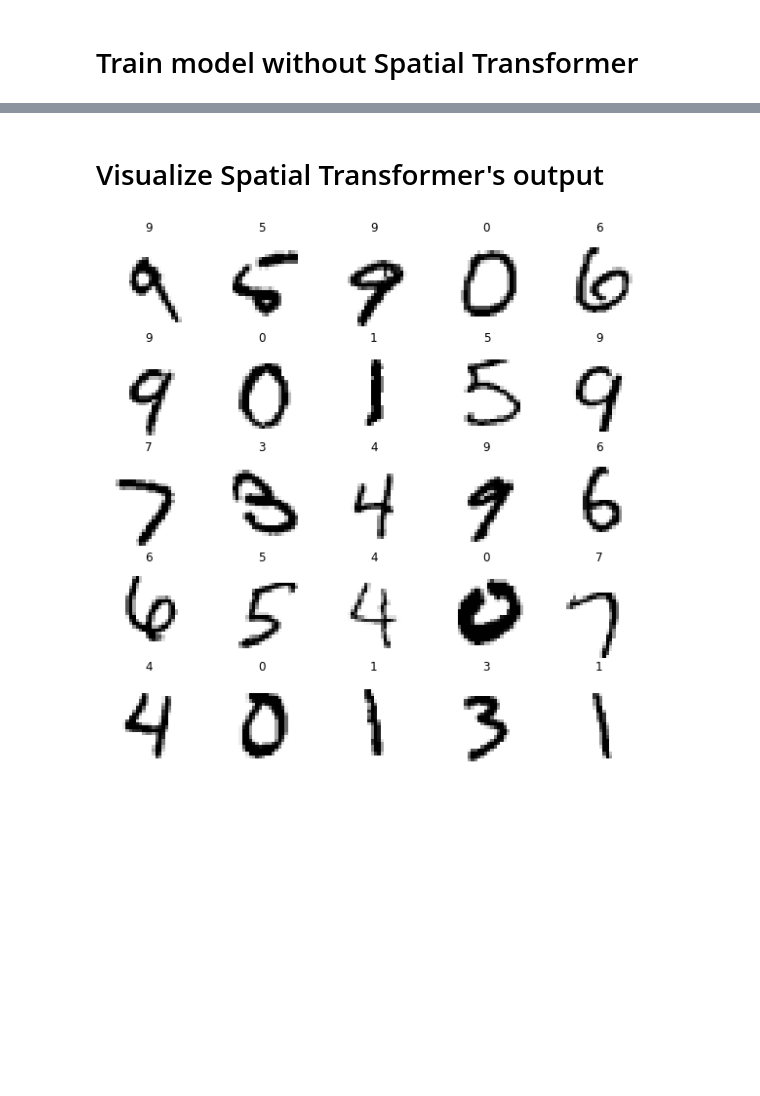
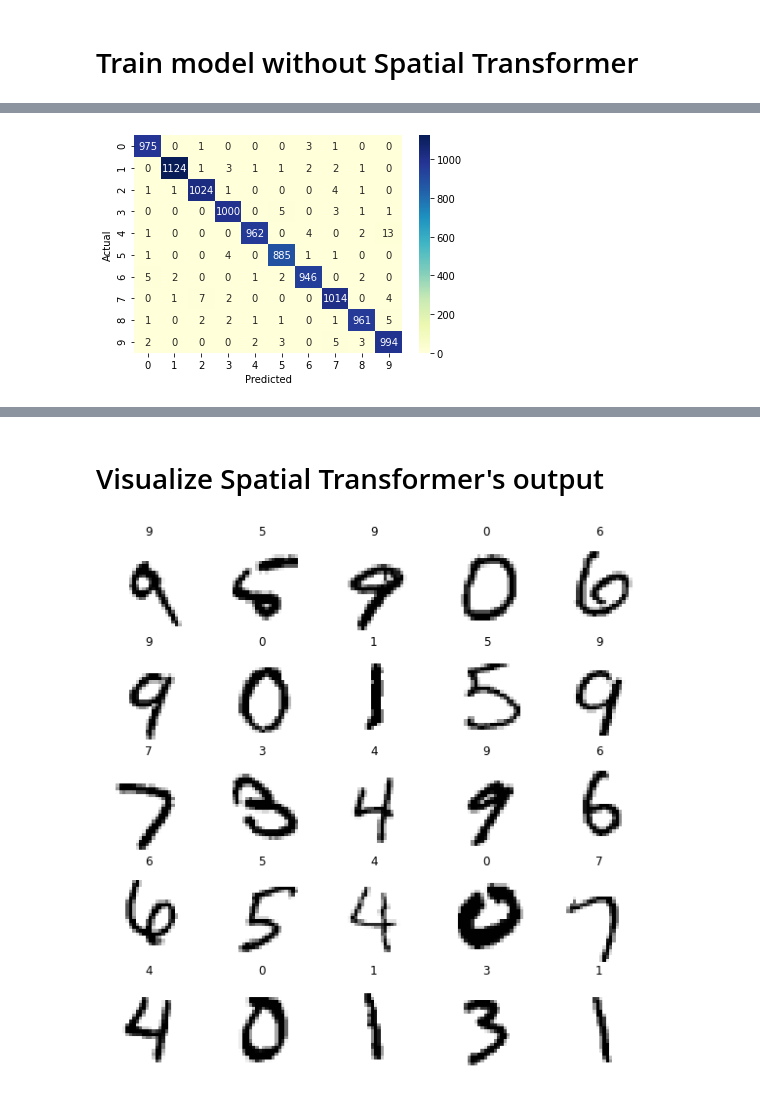
Before and after one commit to NewLuminous/spatial-transformer-network, a Jupyter notebook: MNIST.ipynb, the cells around one changed output, grey strips where cells are left out. Cells and saved outputs as stored; diff of their text form; code cells hidden in the pictures; blank space fills up the shorter version.

```diff
--- a/MNIST.ipynb
+++ b/MNIST.ipynb
@@ -289,0 +262,5 @@ Test accuracy: 98.90%
+# %%
+y_pred = np.argmax(model.predict(x_test), 1)
+plot_confusion_matrix(y_test, y_pred)
+# %% [output]
+[figure, added]
```
Also changed, not shown: parts of 21 cells of this notebook, 13 other files.
